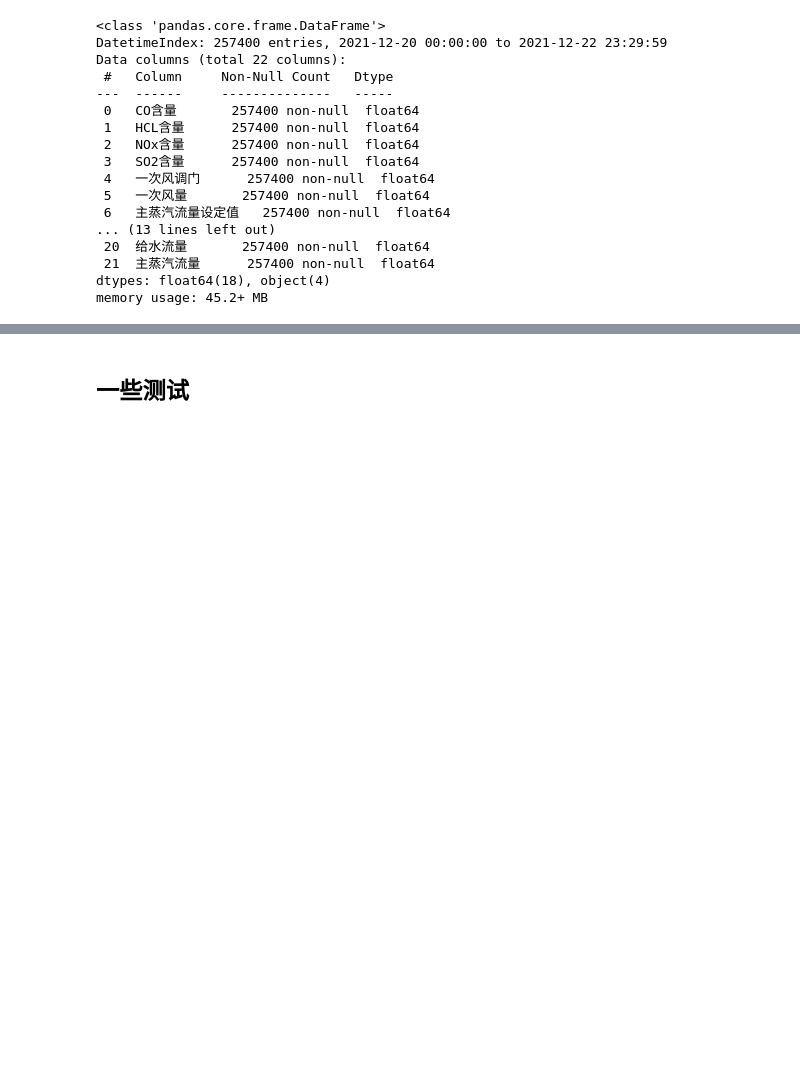
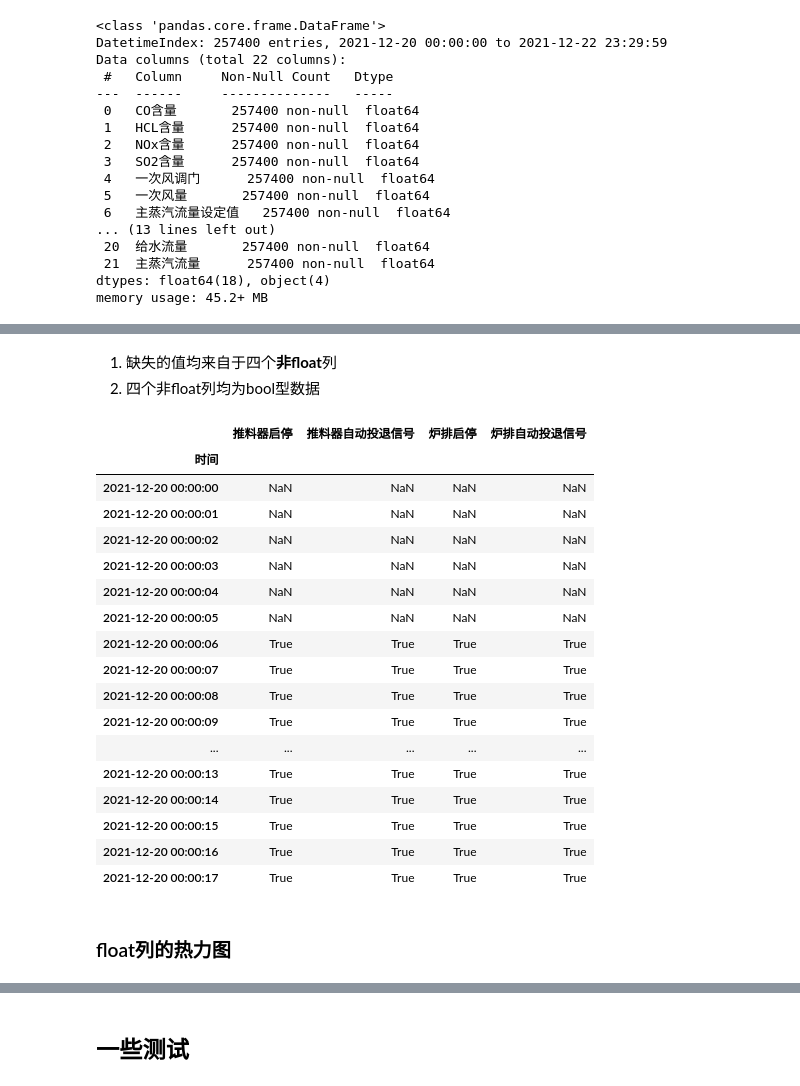
Before and after one commit to suye0620/GarbageCremation, a Jupyter notebook: dataprocess.ipynb, the cells around one changed output, grey strips where cells are left out. Cells and saved outputs as stored; diff of their text form; code cells hidden in the pictures; blank space fills up the shorter version.

```diff
--- a/dataprocess.ipynb
+++ b/dataprocess.ipynb
@@ -48,0 +160,26 @@ memory usage: 45.2+ MB
+# %% [markdown]
+1. 缺失的值均来自于四个**非float**列
+2. 四个非float列均为bool型数据
+# %%
+df_trainSet[['推料器启停', '推料器自动投退信号', '炉排启停', '炉排自动投退信号']].head(18)
+# %% [output]
+|  | 推料器启停 | 推料器自动投退信号 | 炉排启停 | 炉排自动投退信号 |
+| 时间 |  |  |  |  |
+| 2021-12-20 00:00:00 | NaN | NaN | NaN | NaN |
+| 2021-12-20 00:00:01 | NaN | NaN | NaN | NaN |
+| 2021-12-20 00:00:02 | NaN | NaN | NaN | NaN |
+| 2021-12-20 00:00:03 | NaN | NaN | NaN | NaN |
+| 2021-12-20 00:00:04 | NaN | NaN | NaN | NaN |
+| 2021-12-20 00:00:05 | NaN | NaN | NaN | NaN |
+| 2021-12-20 00:00:06 | True | True | True | True |
+| 2021-12-20 00:00:07 | True | True | True | True |
+| 2021-12-20 00:00:08 | True | True | True | True |
+| 2021-12-20 00:00:09 | True | True | True | True |
+| ... | ... | ... | ... | ... |
+| 2021-12-20 00:00:13 | True | True | True | True |
+| 2021-12-20 00:00:14 | True | True | True | True |
+| 2021-12-20 00:00:15 | True | True | True | True |
+| 2021-12-20 00:00:16 | True | True | True | True |
+| 2021-12-20 00:00:17 | True | True | True | True |
+# %% [markdown]
+### float列的热力图
```
Also changed, not shown: parts of 22 cells of this notebook.
